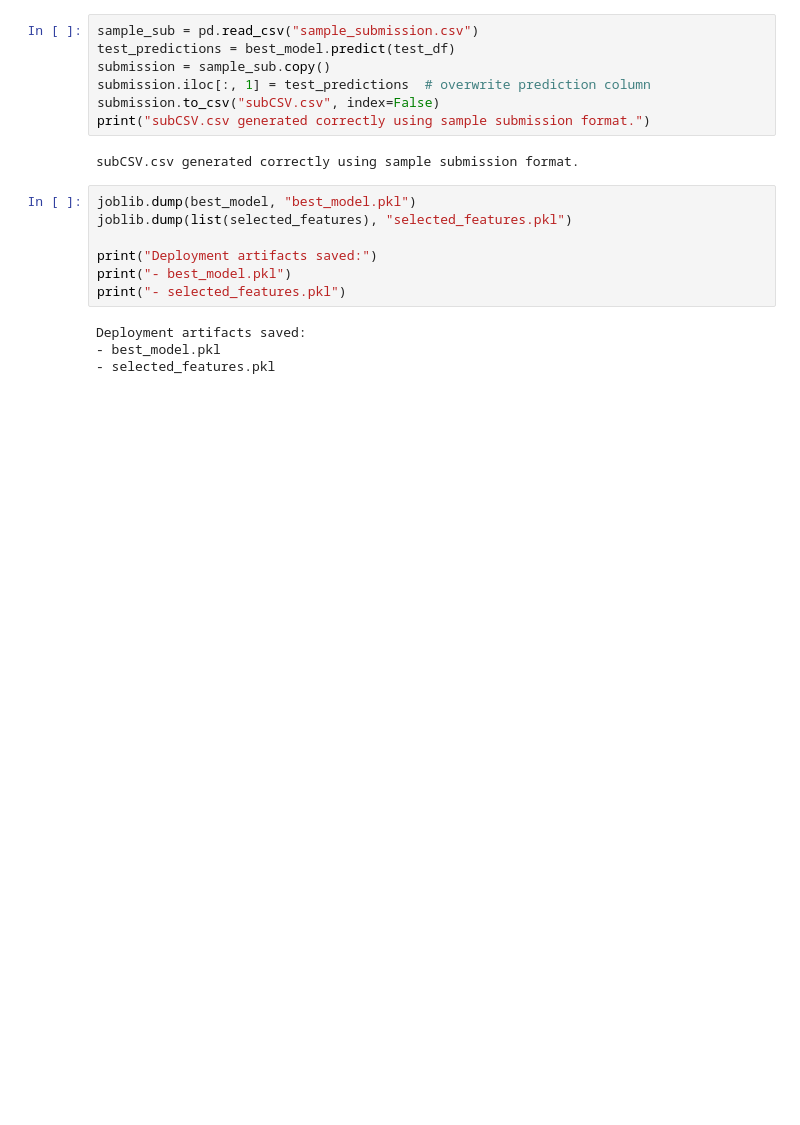
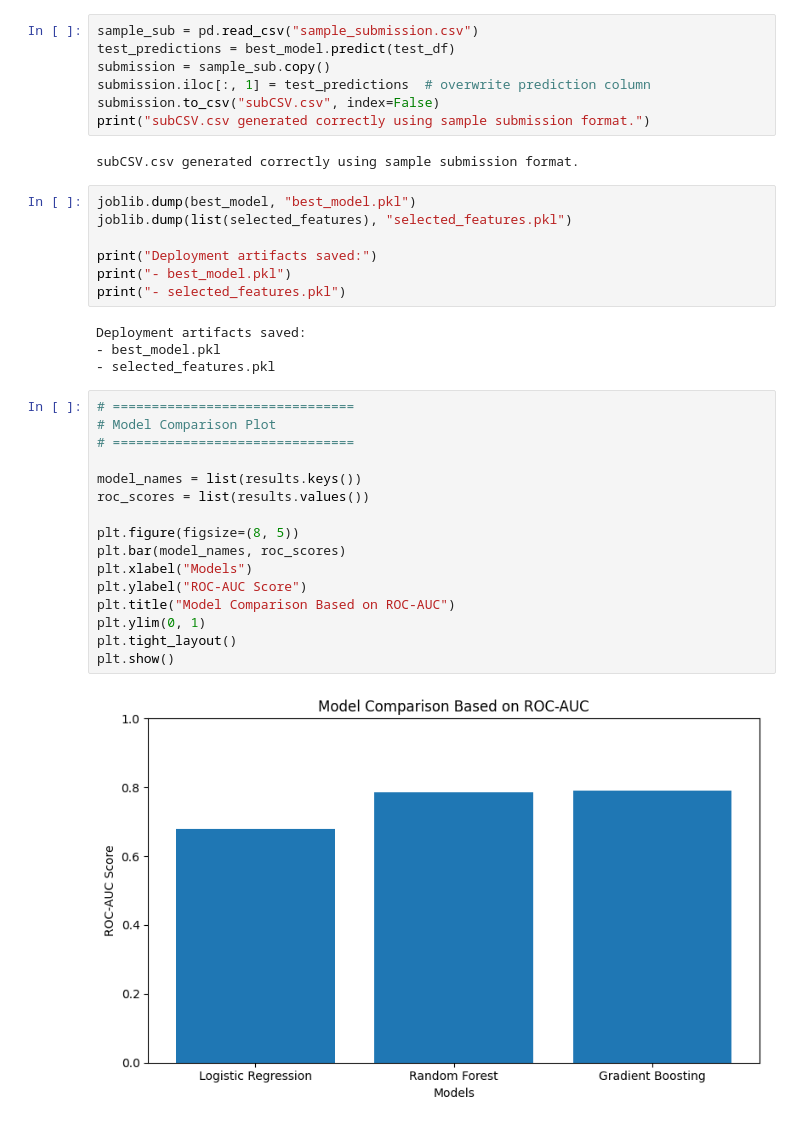
Before and after one commit to JustSid26/HiggsBosonDetectionML, a Jupyter notebook: higgsModelFinal.ipynb, the cells around one changed output. Drawn from its saved outputs; the diff is of its cells as text; blank space fills up the shorter version.

Commit message:
add charts for model comparision and roc graph

```diff
--- a/higgsModelFinal.ipynb
+++ b/higgsModelFinal.ipynb
@@ -232,3 +243,21 @@ print("- selected_features.pkl")
 Deployment artifacts saved:
 - best_model.pkl
 - selected_features.pkl
+# %%
+# ===============================
+# Model Comparison Plot
+# ===============================
+
+model_names = list(results.keys())
+roc_scores = list(results.values())
+
+plt.figure(figsize=(8, 5))
+plt.bar(model_names, roc_scores)
+plt.xlabel("Models")
+plt.ylabel("ROC-AUC Score")
+plt.title("Model Comparison Based on ROC-AUC")
+plt.ylim(0, 1)
+plt.tight_layout()
+plt.show()
+# %% [output]
+[figure, added]
```
Also changed, not shown: parts of 5 cells of this notebook.
